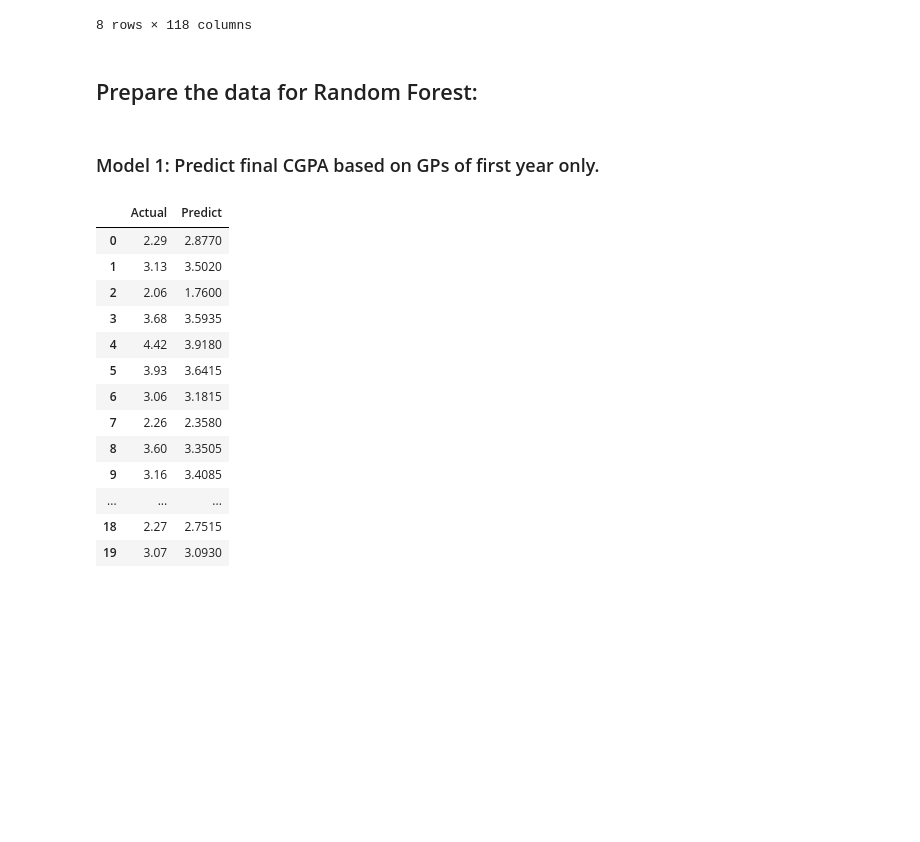
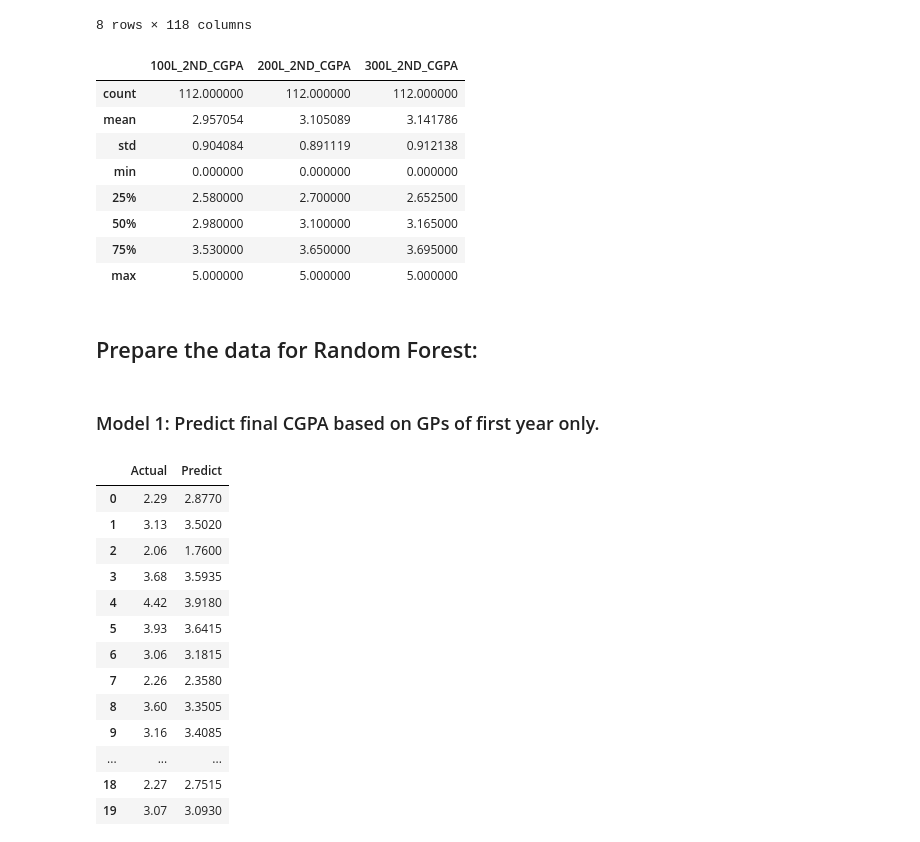
Before and after one commit to joshex150/GPA-Predictor, a Jupyter notebook: GPA_PREDICTOR.ipynb, the cells around one changed output. Drawn from its saved outputs; the diff is of its cells as text; code cells hidden in the pictures; blank space fills up the shorter version.

```diff
--- a/GPA_PREDICTOR.ipynb
+++ b/GPA_PREDICTOR.ipynb
@@ -245,6 +245,18 @@ df.describe()
 | 75% | 3.000000 | 3.000000 | 2.000000 | 4.000000 | 4.000000 | 3.000000 | 4.000000 | 4.000000 | 4.250000 | 3.250000 | ... | ... |
 | max | 5.000000 | 5.000000 | 5.000000 | 5.000000 | 5.000000 | 5.000000 | 5.000000 | 5.000000 | 5.000000 | 5.000000 | ... | ... |
 8 rows × 118 columns
+# %%
+df1.describe()
+# %% [output]
+|  | 100L_2ND_CGPA | 200L_2ND_CGPA | 300L_2ND_CGPA |
+| count | 112.000000 | 112.000000 | 112.000000 |
+| mean | 2.957054 | 3.105089 | 3.141786 |
+| std | 0.904084 | 0.891119 | 0.912138 |
+| min | 0.000000 | 0.000000 | 0.000000 |
+| 25% | 2.580000 | 2.700000 | 2.652500 |
+| 50% | 2.980000 | 3.100000 | 3.165000 |
+| 75% | 3.530000 | 3.650000 | 3.695000 |
+| max | 5.000000 | 5.000000 | 5.000000 |
 # %%
 df.to_csv('cleaned_data.csv')
 # %%
```
Also changed, not shown: parts of 3 cells of this notebook, 5 other files.
